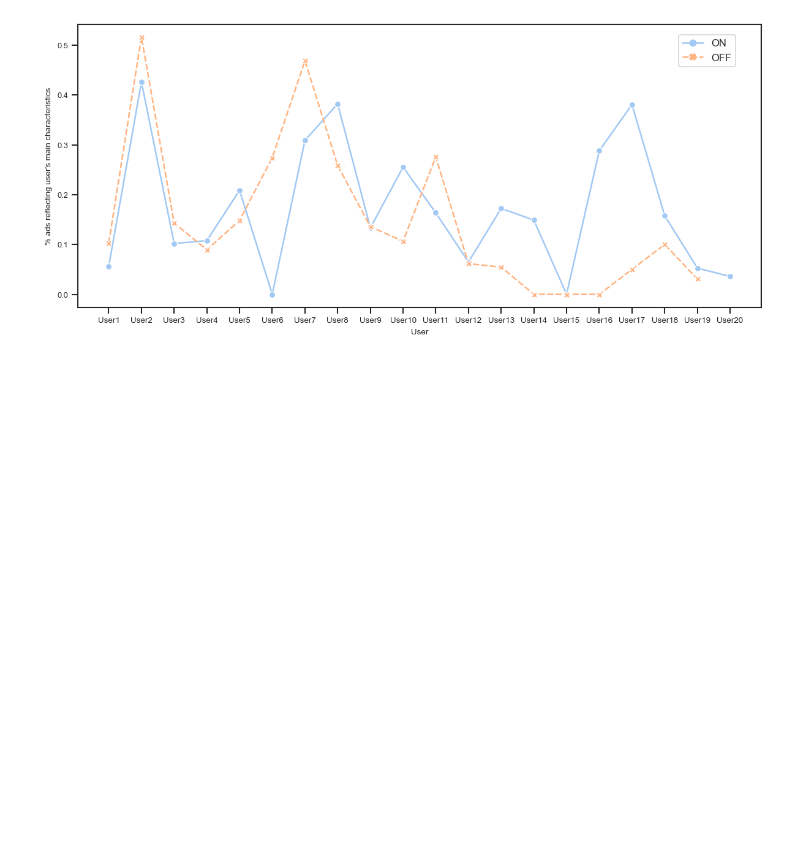
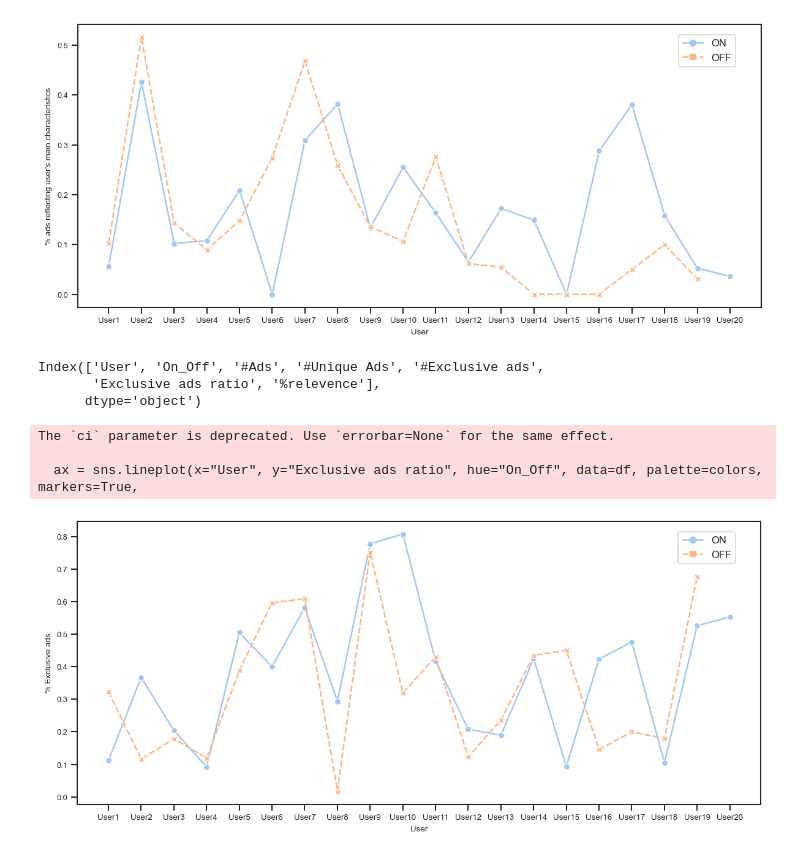
Before and after one commit to suniven/google-ads-research, a Jupyter notebook: 绘图.ipynb, the cells around one changed output. Saved outputs shown, nothing was run; the diff lists cells and outputs as text; code cells hidden in the pictures; blank space fills up the shorter version.

```diff
--- a/绘图.ipynb
+++ b/绘图.ipynb
@@ -353,3 +353,26 @@ plt.savefig('./figs/ad_relevance.pdf', bbox_inches='tight')
 plt.show()
 # %% [output]
 [figure]
+# %%
+df.columns
+# %% [output]
+Index(['User', 'On_Off', '#Ads', '#Unique Ads', '#Exclusive ads',
+       'Exclusive ads ratio', '%relevence'],
+      dtype='object')
+# %%
+plt.figure(figsize=(12, 5), dpi=120)
+sns.set_style('ticks')
+ax = sns.lineplot(x="User", y="Exclusive ads ratio", hue="On_Off", data=df, palette=colors, markers=True,
+                  style="On_Off")
+ax.set_ylabel("% Exclusive ads", fontsize=8)
+ax.set_xlabel('User', fontsize=8)
+xlabels = ['User' + str(i) for i in range(1, 21)]
+ax.set_xticklabels(xlabels, fontsize=8)
+plt.legend(fontsize=10, bbox_to_anchor=(0.97, 0.98))
+plt.savefig('./figs/exclusive_ads.pdf', bbox_inches='tight')
+plt.show()
+# %% [output]
+The `ci` parameter is deprecated. Use `errorbar=None` for the same effect.
+
+  ax = sns.lineplot(x="User", y="Exclusive ads ratio", hue="On_Off", data=df, palette=colors, markers=True,
+[figure, added]
```
Also changed, not shown: parts of 1 cell of this notebook, 19 other files.
